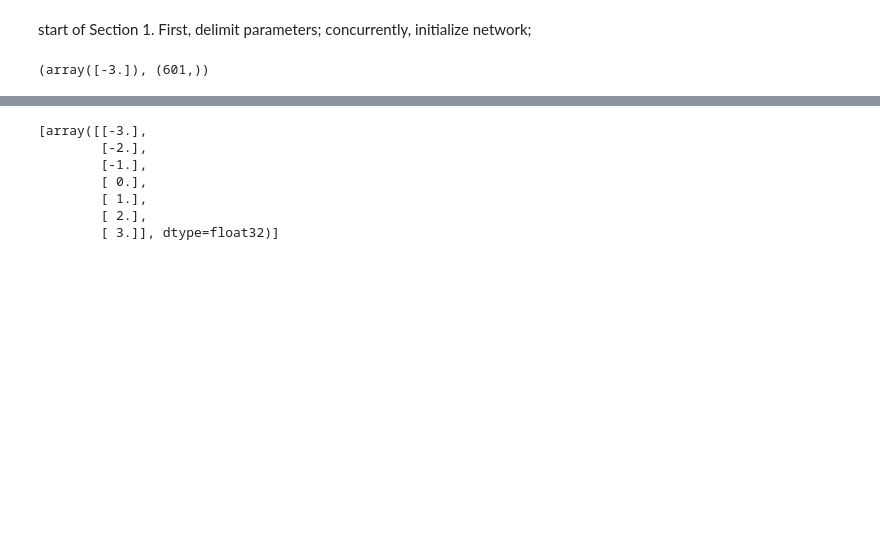
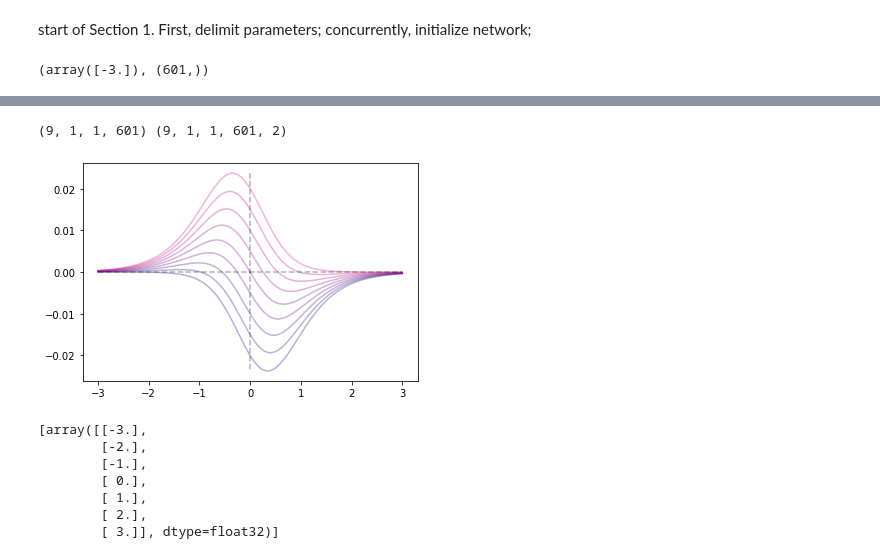
Before and after one commit to taoketao/activation-zones, a Jupyter notebook: signal-follows-D2-check-experiments/tf/signal-follows-D2-notebook.ipynb, the cells around one changed output, grey strips where cells are left out. Saved outputs shown, nothing was run; the diff lists cells and outputs as text; code cells hidden in the pictures; blank space fills up the shorter version.

```diff
--- a/signal-follows-D2-check-experiments/tf/signal-follows-D2-notebook.ipynb
+++ b/signal-follows-D2-check-experiments/tf/signal-follows-D2-notebook.ipynb
@@ -33,6 +34,9 @@ Plotters convenience function:
 def Plot(f, vals=V_values, color=None):
     if color==None: plt.plot(vals, [f(v) for v in vals])
     else: plt.plot(vals, [f(v) for v in vals], color=color)
+def PlotAxes(xbounds=[-1,1], ybounds=[-1,1], color=[0,0,0,0.3]):
+    plt.plot([0,0], ybounds, '--', color=color)
+    plt.plot(xbounds, [0,0], '--', color=color)
 # %% [markdown]
 Sanity check; plot tanh, its D2, its D4
 # %%
@@ -106,13 +97,18 @@ def query_manual_model():
     dev_model=init_manual_model(Nonlinearities[0], np.zeros((1,))) # tmp: only combo
     weights_inbox = []
     changes_inbox = []
-    weights_to_changes = []
+    weights_to_changes = []  # tuple of indices counter-coords then data (weight, change)
+    weights_to_changes_tensor = np.empty( (len(Y_values), 1, len(Nonlinearities), V_values.shape[0], 2 ) )
 
     # counters. vi: different values of vi
 
 
-
-    for v_counter in range(V_values.shape[0]):
+    for y_counter in range(len(Y_values)):
+#      for x_counter in range(len(X_data)):
+     for x_counter in range(1):
+      for s_counter in range(len(Nonlinearities)):
+       for v_counter in range(V_values.shape[0]):
+        tensor_coords = (y_counter, x_counter, s_counter, v_counter)
         Set_weights(dev_model.layers[0], V_values[v_counter:v_counter+1])
 
         weights_retreiver = LambdaCallback( \
@@ -121,7 +117,7 @@ def query_manual_model():
                 on_epoch_end  =lambda batch, logs: changes_inbox.append( dev_model.layers[0].get_weights()[0]))
         dev_model.fit(
             np.array([ X_data[0] ]),     # one datapoint for now   x_counter
-            np.array([ Y_values[0] ]),   # one datapoint for now.  y_counter
+            np.array([ Y_values[y_counter] ]),   # one datapoint for now.  y_counter
             batch_size=1,
             epochs=1,
             callbacks=[weights_retreiver, changes_retriever],
@@ -129,15 +125,17 @@ def query_manual_model():
         )
         change = changes_inbox[-1]-weights_inbox[-1]
         weights_to_changes.append( (weights_inbox[-1][0][0], change[0][0]) )
-        if v_counter % int(V_values.shape[0]//10) == 0:
-            print('iteration '+str(v_counter)+'/'+str(V_values.shape[0])+' done')
-        #if v_counter>5: break
+        weights_to_changes_tensor[y_counter, x_counter, s_counter, v_counter, :] = np.array([weights_inbox[-1][0][0], change[0][0]])
+        if (v_counter % int(V_values.shape[0]//10) == 0 and V_values.shape[0]>100) or v_counter==V_values.shape[0]-1:
+            print('iteration '+str(v_counter)+'/'+str(V_values.shape[0])+' done; '+str(tensor_coords))
+
 #     print(weights_inbox)
 #     print()
 #     print(changes_inbox)
 #     print()
 #     print(weights_to_changes)
-    return weights_to_changes
+    print('done')
+    return weights_to_changes, weights_to_changes_tensor
 
-wtc=query_manual_model()
+wtc,wtct=query_manual_model()
 # %% [output]
@@ -163,3 +277,23 @@ Text(0.5, 1.0, 'same curves!')
+# %%
+coords_bounds=len(Y_values), 1, len(Nonlinearities), V_values.shape[0]
+print(coords_bounds, wtct.shape)
+for y_counter in range(len(Y_values)):
+#for x_counter in range(len(X_data)):
+ for x_counter in range(1):
+  for s_counter in range(len(Nonlinearities)):
+#    for v_counter in range(V_values.shape[0]):
+    for v_counter in range(1):
+        tensor_coords = (yc,xc,sc,vc) = (y_counter, x_counter, s_counter, v_counter)
+        percent_coords =pc= (y_counter/len(Y_values),
+                          x_counter/len(X_data),
+                          s_counter/len(Nonlinearities),
+                          v_counter/V_values.shape[0] )
+        #print(percent_coords)
+        plt.plot(wtct[yc,xc,sc,:,0], wtct[yc,xc,sc,:,1], color=[percent_coords[0],0,0.5,0.3])
+PlotAxes([-3,3], [np.max(wtct[:,:,:,:,1]), np.min(wtct[:,:,:,:,1])])
+# %% [output]
+(9, 1, 1, 601) (9, 1, 1, 601, 2)
+[figure, added]
 # %%
 x = np.array([1,2,3])
 x=np.expand_dims(x,axis=0)
```
Also changed, not shown: parts of 12 cells of this notebook, 3 other files.
